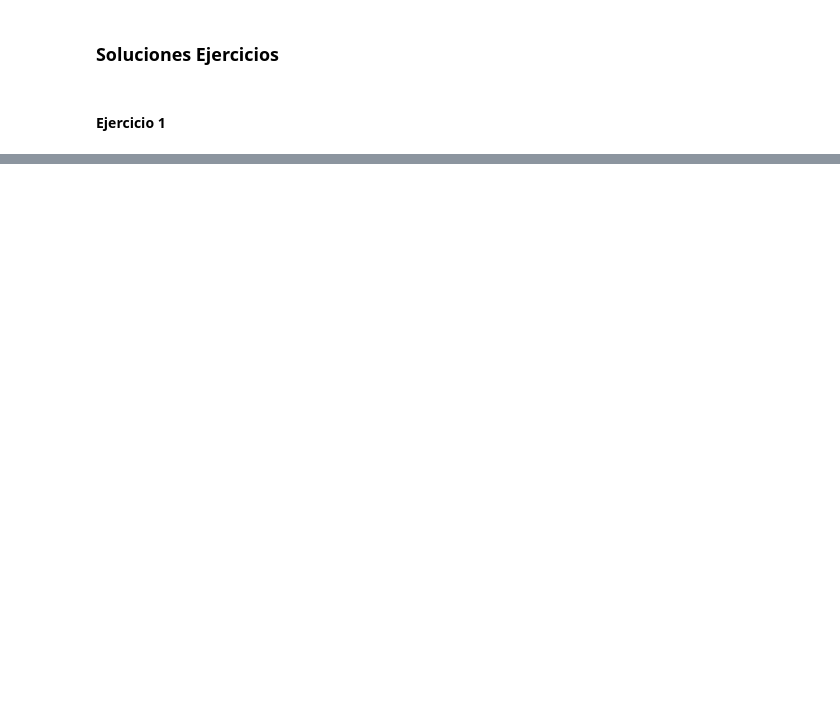
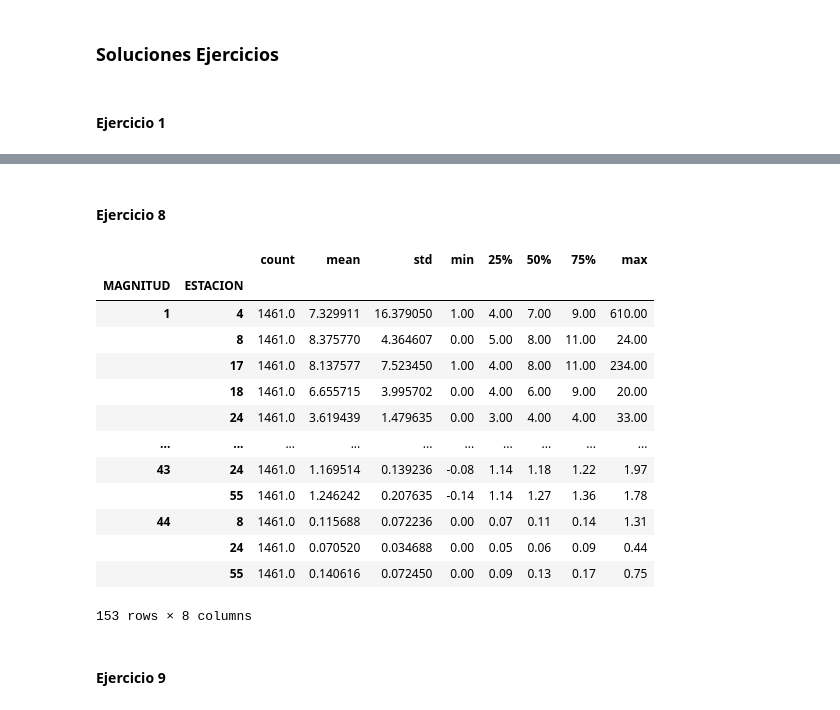
Before and after one commit to juanicolombo97/TP-Python-G2, a Jupyter notebook: Trabajo_Grupo2.ipynb, the cells around one changed output, grey strips where cells are left out. Cells and saved outputs as stored; diff of their text form; code cells hidden in the pictures; blank space fills up the shorter version.

```diff
--- a/Trabajo_Grupo2.ipynb
+++ b/Trabajo_Grupo2.ipynb
@@ -165,0 +262,22 @@ union_dfs.obtener_dataframe_final()
+# %% [markdown]
+#### Ejercicio 8
+# %%
+df_descripcion_contaminantes_estaciones = manejo_df.obtener_descripcion(df_fitrado_sin_invalidos, ['MAGNITUD','ESTACION'])
+df_descripcion_contaminantes_estaciones
+# %% [output]
+|  |  | count | mean | std | min | 25% | 50% | 75% | max |
+| MAGNITUD | ESTACION |  |  |  |  |  |  |  |  |
+| 1 | 4 | 1461.0 | 7.329911 | 16.379050 | 1.00 | 4.00 | 7.00 | 9.00 | 610.00 |
+|  | 8 | 1461.0 | 8.375770 | 4.364607 | 0.00 | 5.00 | 8.00 | 11.00 | 24.00 |
+|  | 17 | 1461.0 | 8.137577 | 7.523450 | 1.00 | 4.00 | 8.00 | 11.00 | 234.00 |
+|  | 18 | 1461.0 | 6.655715 | 3.995702 | 0.00 | 4.00 | 6.00 | 9.00 | 20.00 |
+|  | 24 | 1461.0 | 3.619439 | 1.479635 | 0.00 | 3.00 | 4.00 | 4.00 | 33.00 |
+| ... | ... | ... | ... | ... | ... | ... | ... | ... | ... |
+| 43 | 24 | 1461.0 | 1.169514 | 0.139236 | -0.08 | 1.14 | 1.18 | 1.22 | 1.97 |
+|  | 55 | 1461.0 | 1.246242 | 0.207635 | -0.14 | 1.14 | 1.27 | 1.36 | 1.78 |
+| 44 | 8 | 1461.0 | 0.115688 | 0.072236 | 0.00 | 0.07 | 0.11 | 0.14 | 1.31 |
+|  | 24 | 1461.0 | 0.070520 | 0.034688 | 0.00 | 0.05 | 0.06 | 0.09 | 0.44 |
+|  | 55 | 1461.0 | 0.140616 | 0.072450 | 0.00 | 0.09 | 0.13 | 0.17 | 0.75 |
+153 rows × 8 columns
+# %% [markdown]
+#### Ejercicio 9
```
Also changed, not shown: parts of 34 cells of this notebook.
